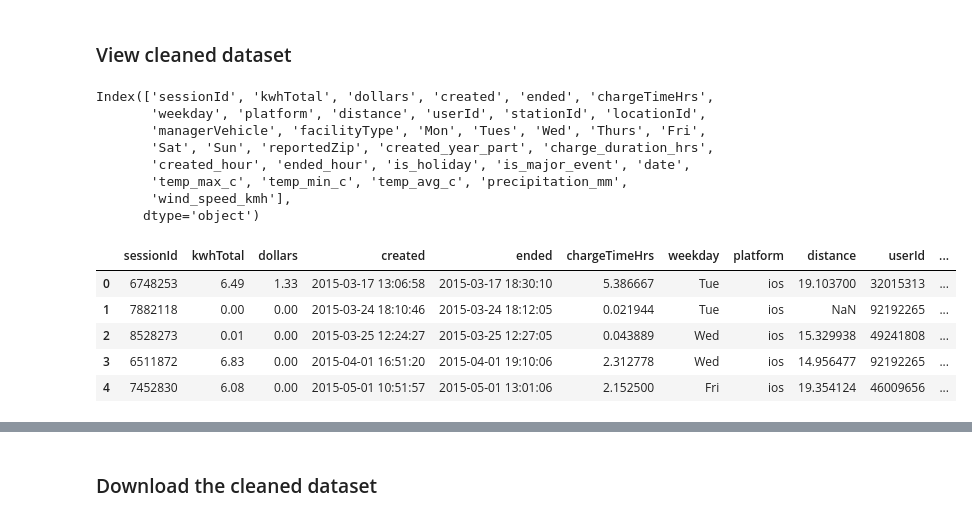
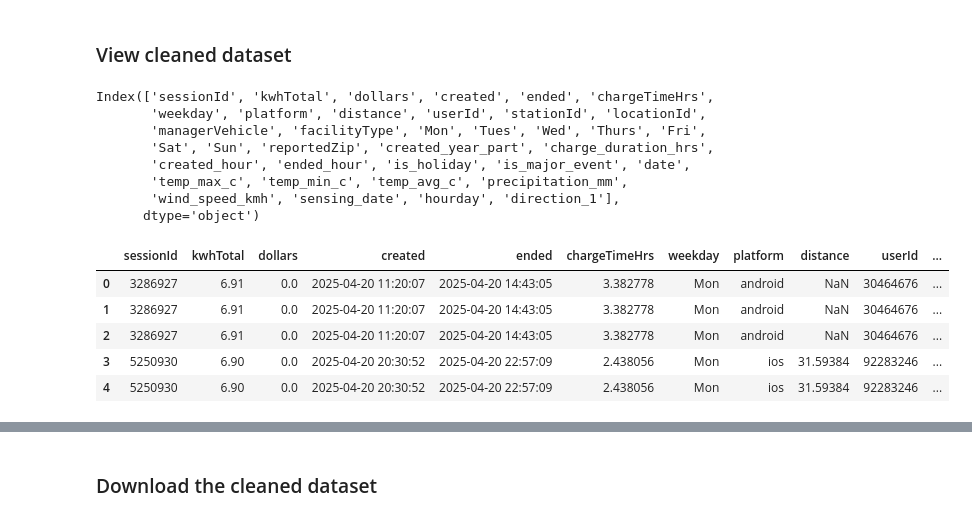
Before and after one commit to Chameleon-company/EVAT-Data-Science, a Jupyter notebook: Use_Cases/Congestion Prediction/Data preprocessing.ipynb, the cells around one changed output, grey strips where cells are left out. Drawn from its saved outputs; the diff is of its cells as text; code cells hidden in the pictures.

```diff
--- a/Use_Cases/Congestion Prediction/Data preprocessing.ipynb
+++ b/Use_Cases/Congestion Prediction/Data preprocessing.ipynb
@@ -462,8 +502,8 @@ df.to_csv('pre-processed-dataset.csv', index=False)
 # %%
 #Holiday date
 import holidays
-vic_holidays = holidays.Australia(state='VIC', years=[2014, 2015])
-df['is_holiday'] = df['created'].dt.date.apply(lambda date: 1 if date in vic_holidays else 0)
+vic_holidays = holidays.Australia(state='VIC', years=[2024,2025])
+df_new['is_holiday'] =  df_new['created'].dt.date.apply(lambda date: 1 if date in vic_holidays else 0)
 # %%
 #local events
 
@@ -493,7 +533,7 @@ def categorize_event(date):
 
     return 'No Event'
 
-df['is_major_event'] = df['created'].dt.date.apply(lambda date: 0 if categorize_event(date) == 'No Event' else 1)
+df_new['is_major_event'] = df_new['created'].dt.date.apply(lambda date: 0 if categorize_event(date) == 'No Event' else 1)
 # %%
 # Weather details
 import requests
@@ -502,8 +542,8 @@ import requests
 lat = -37.8136
 lon = 144.9631
 
-start_date = df['created'].min().strftime('%Y-%m-%d')
-end_date = df['created'].max().strftime('%Y-%m-%d')
+start_date = df_new['created'].min().strftime('%Y-%m-%d')
+end_date = df_new['created'].max().strftime('%Y-%m-%d')
 
 url = f"https://archive-api.open-meteo.com/v1/archive"
 params = {
@@ -527,5 +567,5 @@ weather_df = pd.DataFrame({
     'wind_speed_kmh': weather_json['daily']['windspeed_10m_max']
 })
 
-df['date'] = pd.to_datetime(df['created'].dt.date)
-df = df.merge(weather_df, on='date', how='left')
+df_new['date'] = pd.to_datetime(df_new['created'].dt.date)
+df_new = df_new.merge(weather_df, on='date', how='left')
@@ -531,0 +639,4 @@ df = df.merge(weather_df, on='date', how='left')
+# %%
+df_pedestrian_api['sensing_date'] = pd.to_datetime(df_pedestrian_api['sensing_date'])
+df_new = df_new.merge(df_pedestrian_api, left_on=['date','created_hour'], right_on=['sensing_date','hourday'], how='inner')
+df_new.head()
@@ -532,7 +650,7 @@ df = df.merge(weather_df, on='date', how='left')
 # %% [markdown]
 ### View cleaned dataset
 # %%
-df.columns
+df_new.columns
 # %% [output]
 Index(['sessionId', 'kwhTotal', 'dollars', 'created', 'ended', 'chargeTimeHrs',
        'weekday', 'platform', 'distance', 'userId', 'stationId', 'locationId',
@@ -540,15 +658,15 @@ Index(['sessionId', 'kwhTotal', 'dollars', 'created', 'ended', 'chargeTimeHrs',
        'Sat', 'Sun', 'reportedZip', 'created_year_part', 'charge_duration_hrs',
        'created_hour', 'ended_hour', 'is_holiday', 'is_major_event', 'date',
        'temp_max_c', 'temp_min_c', 'temp_avg_c', 'precipitation_mm',
-       'wind_speed_kmh'],
+       'wind_speed_kmh', 'sensing_date', 'hourday', 'direction_1'],
       dtype='object')
 # %%
-df.head()
+df_new.head()
 # %% [output]
 |  | sessionId | kwhTotal | dollars | created | ended | chargeTimeHrs | weekday | platform | distance | userId | ... |
-| 0 | 6748253 | 6.49 | 1.33 | 2015-03-17 13:06:58 | 2015-03-17 18:30:10 | 5.386667 | Tue | ios | 19.103700 | 32015313 | ... |
-| 1 | 7882118 | 0.00 | 0.00 | 2015-03-24 18:10:46 | 2015-03-24 18:12:05 | 0.021944 | Tue | ios | NaN | 92192265 | ... |
-| 2 | 8528273 | 0.01 | 0.00 | 2015-03-25 12:24:27 | 2015-03-25 12:27:05 | 0.043889 | Wed | ios | 15.329938 | 49241808 | ... |
-| 3 | 6511872 | 6.83 | 0.00 | 2015-04-01 16:51:20 | 2015-04-01 19:10:06 | 2.312778 | Wed | ios | 14.956477 | 92192265 | ... |
-| 4 | 7452830 | 6.08 | 0.00 | 2015-05-01 10:51:57 | 2015-05-01 13:01:06 | 2.152500 | Fri | ios | 19.354124 | 46009656 | ... |
+| 0 | 3286927 | 6.91 | 0.0 | 2025-04-20 11:20:07 | 2025-04-20 14:43:05 | 3.382778 | Mon | android | NaN | 30464676 | ... |
+| 1 | 3286927 | 6.91 | 0.0 | 2025-04-20 11:20:07 | 2025-04-20 14:43:05 | 3.382778 | Mon | android | NaN | 30464676 | ... |
+| 2 | 3286927 | 6.91 | 0.0 | 2025-04-20 11:20:07 | 2025-04-20 14:43:05 | 3.382778 | Mon | android | NaN | 30464676 | ... |
+| 3 | 5250930 | 6.90 | 0.0 | 2025-04-20 20:30:52 | 2025-04-20 22:57:09 | 2.438056 | Mon | ios | 31.59384 | 92283246 | ... |
+| 4 | 5250930 | 6.90 | 0.0 | 2025-04-20 20:30:52 | 2025-04-20 22:57:09 | 2.438056 | Mon | ios | 31.59384 | 92283246 | ... |
 # %%
```
Also changed, not shown: parts of 10 cells of this notebook.
